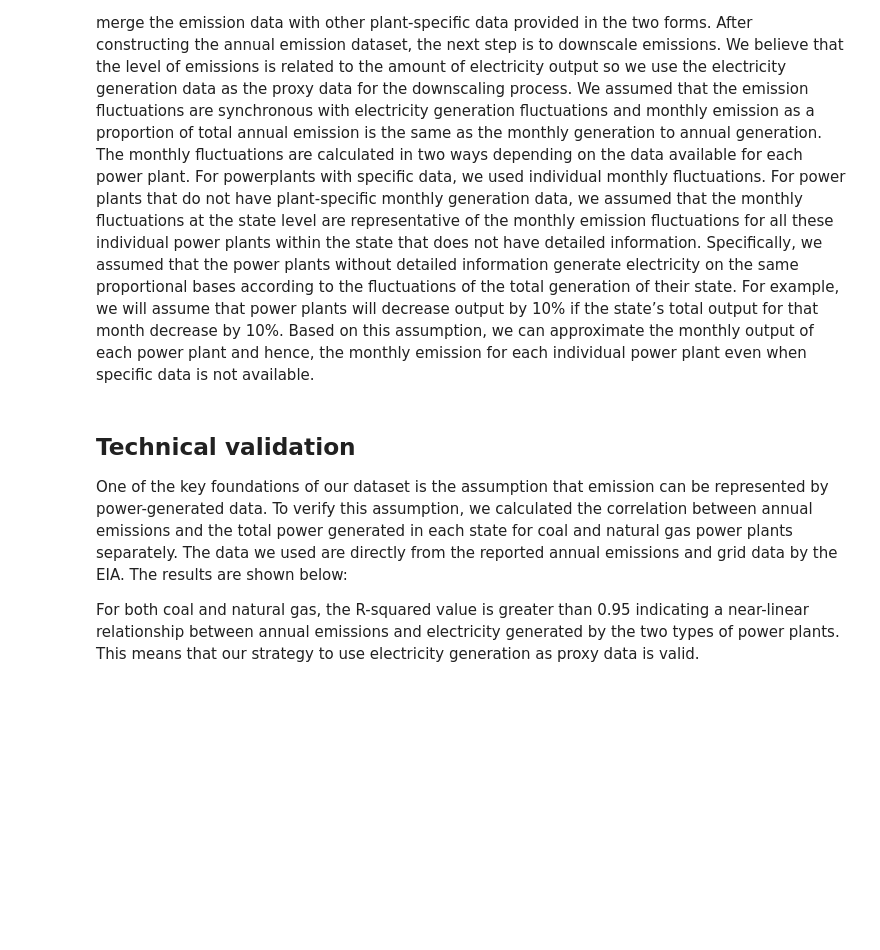
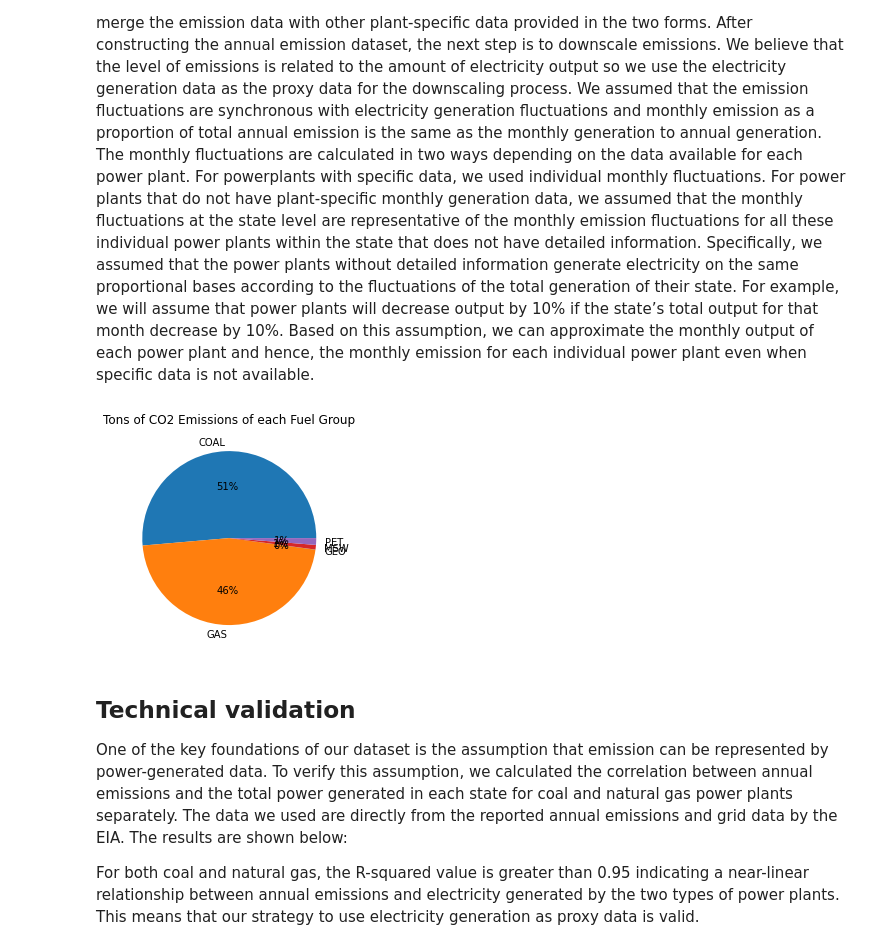
Before and after one commit to steve-z-wang/qtm302w-dataset-project, a Jupyter notebook: ipynb/Emission.ipynb, the cells around one changed output. Drawn from its saved outputs; the diff is of its cells as text; code cells hidden in the pictures; blank space fills up the shorter version.

Commit message:
add graph

```diff
--- a/ipynb/Emission.ipynb
+++ b/ipynb/Emission.ipynb
@@ -53,21 +53,25 @@ for y in years:
 
     frames.append(data_df)
 
-emission_df = pd.concat(frames, ignore_index=True).dropna(subset=['Plant Name'])
+emission_df = pd.concat(frames, ignore_index=True).dropna(
+    subset=['Plant Name'])
 # %%
-years = list(range(2013, 2021))
+emission_2020 = emission_df[emission_df['Year'] == 2020]
 
-frames = []
+emission_by_state = emission_2020.groupby(
+    'Aggregated Fuel Group', as_index=False).aggregate({'Tons of CO2 Emissions': 'sum'})
 
-for y in years:
-    filename = 'emissions' + str(y) + '.xlsx'
+data = emission_by_state['Tons of CO2 Emissions']
+keys = emission_by_state['Aggregated Fuel Group']
 
-    data_df = pd.read_excel(filename, header=1)
+# plotting data on chart
+plt.pie(data, labels=keys, autopct='%.0f%%')
 
-    data_df.insert(0, "Year", y)
+plt.title("Tons of CO2 Emissions of each Fuel Group")
 
-    frames.append(data_df)
-
-emission_df = pd.concat(frames, ignore_index=True).dropna(subset=['Plant Name'])
+# displaying chart
+plt.show()
+# %% [output]
+[figure, added]
 # %% [markdown]
 ## Technical validation
```
Also changed, not shown: parts of 11 cells of this notebook, 1 other file.
